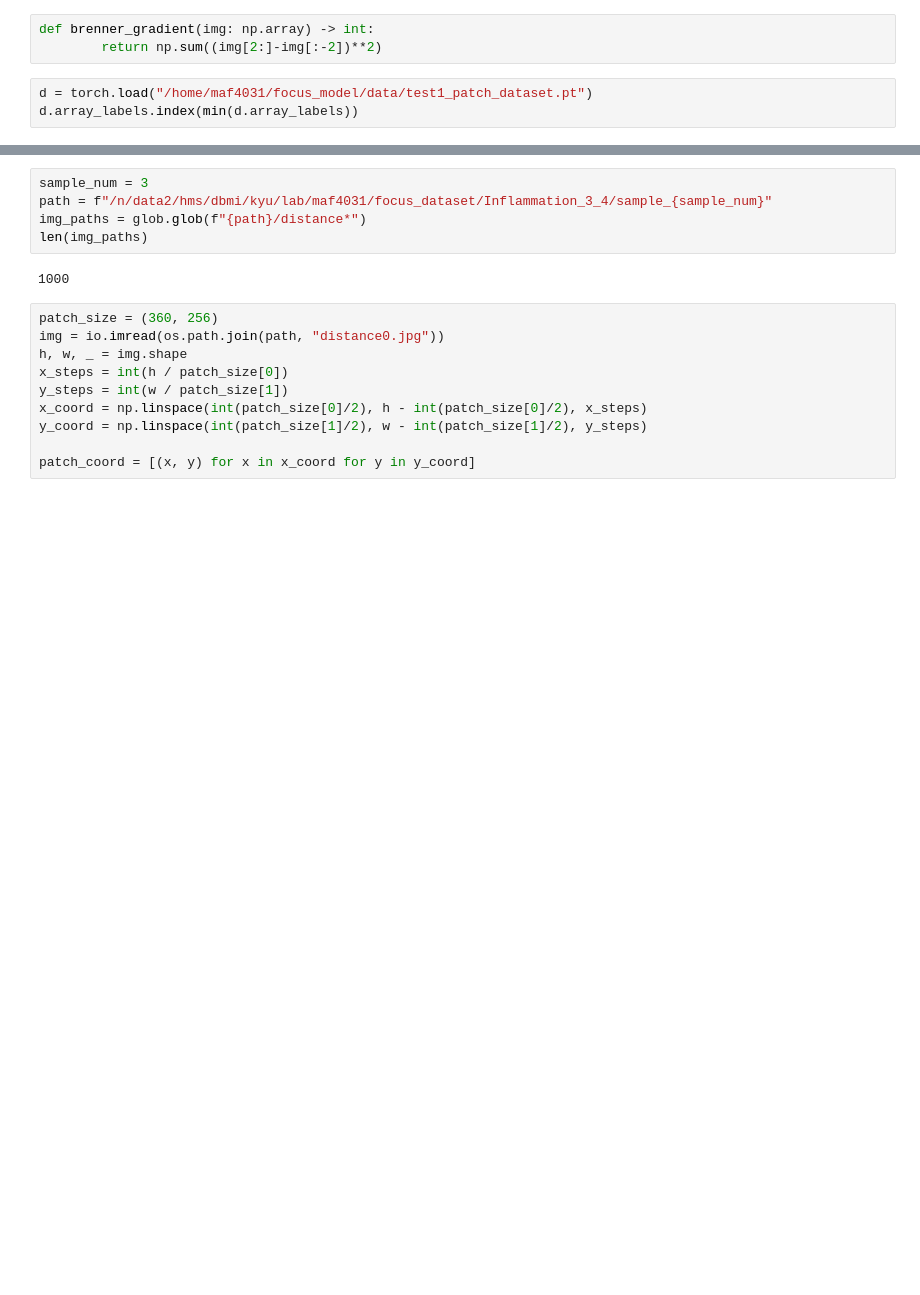
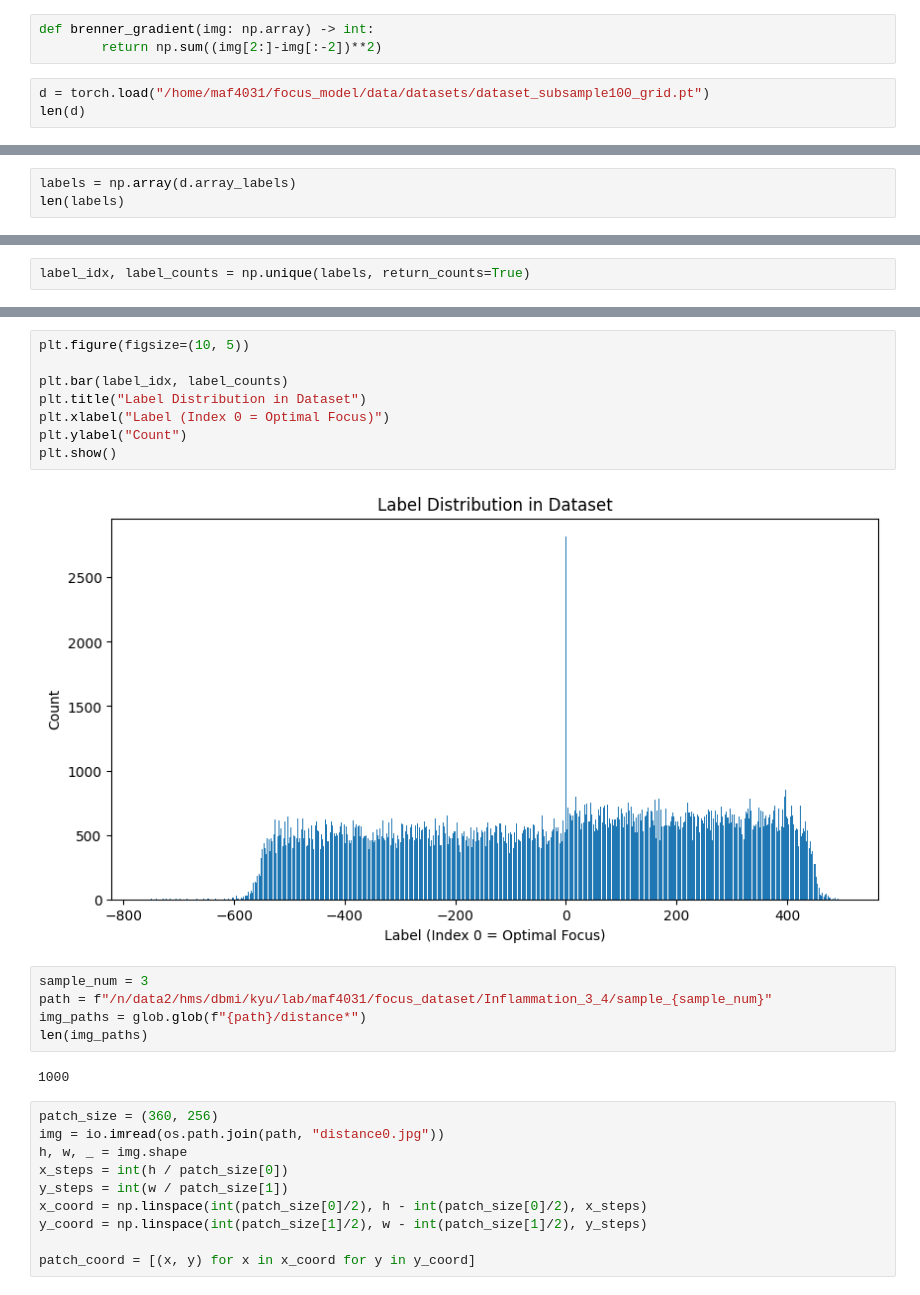
Before and after one commit to max-27/focus_model, a Jupyter notebook: eda.ipynb, the cells around one changed output, grey strips where cells are left out. Saved outputs shown, nothing was run; the diff lists cells and outputs as text; blank space fills up the shorter version.

```diff
--- a/eda.ipynb
+++ b/eda.ipynb
@@ -13,6 +14,6 @@ import os
 def brenner_gradient(img: np.array) -> int:
         return np.sum((img[2:]-img[:-2])**2)
 # %%
-d = torch.load("/home/maf4031/focus_model/data/test1_patch_dataset.pt")
-d.array_labels.index(min(d.array_labels))
+d = torch.load("/home/maf4031/focus_model/data/datasets/dataset_subsample100_grid.pt")
+len(d)
 # %% [output]
@@ -27,0 +26,3 @@ d.array_labels[6360]
+# %%
+labels = np.array(d.array_labels)
+len(labels)
@@ -27,0 +31,2 @@ d.array_labels[6360]
+# %%
+label_idx, label_counts = np.unique(labels, return_counts=True)
@@ -28,3 +45,13 @@ d.array_labels[6360]
+# %%
+plt.figure(figsize=(10, 5))
+
+plt.bar(label_idx, label_counts)
+plt.title("Label Distribution in Dataset")
+plt.xlabel("Label (Index 0 = Optimal Focus)")
+plt.ylabel("Count")
+plt.show()
+# %% [output]
+[figure, added]
 # %%
 sample_num = 3
 path = f"/n/data2/hms/dbmi/kyu/lab/maf4031/focus_dataset/Inflammation_3_4/sample_{sample_num}"
```
Also changed, not shown: parts of 9 cells of this notebook.
